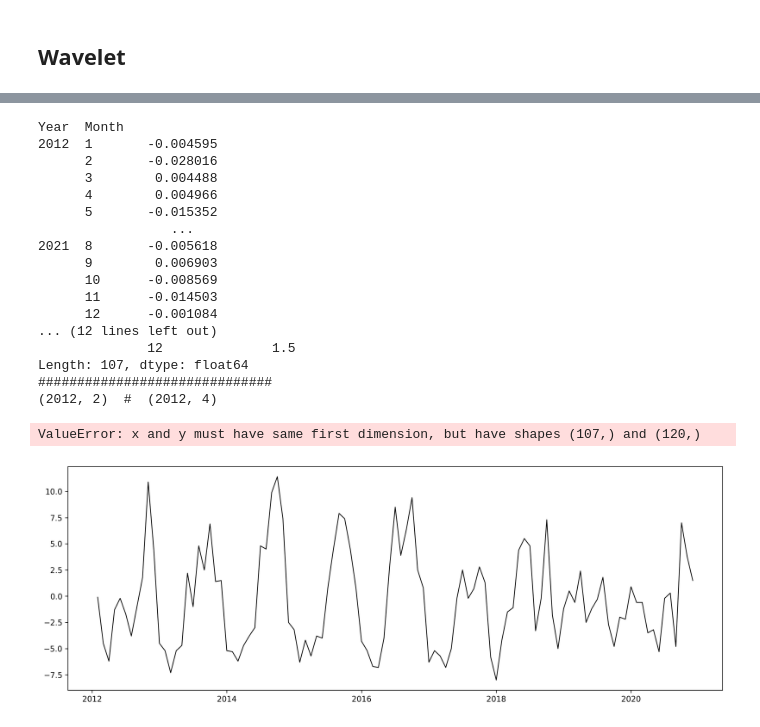
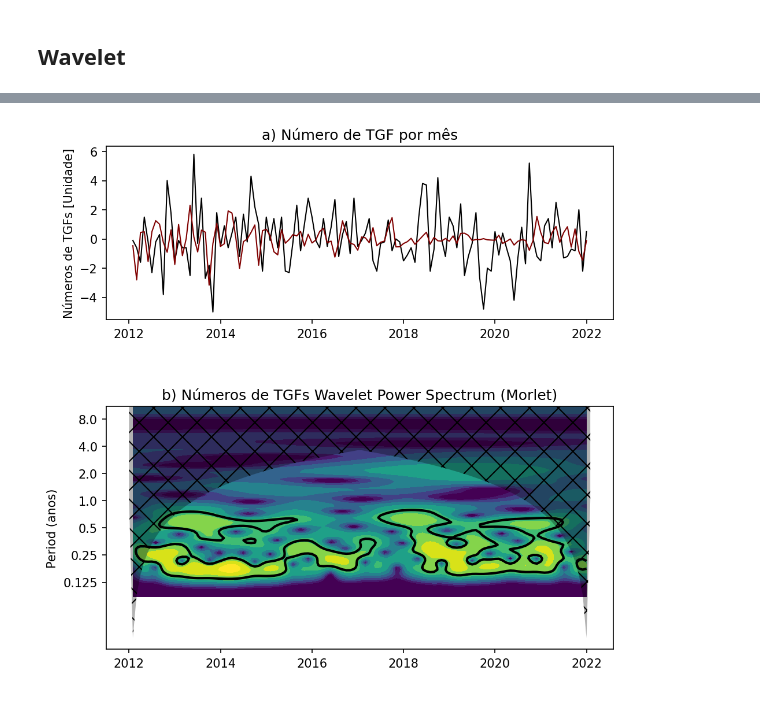
Before and after one commit to morganzera/TGF, a Jupyter notebook: Pibic_pt2/Contagem.ipynb, the cells around one changed output, grey strips where cells are left out. Drawn from its saved outputs; the diff is of its cells as text; code cells hidden in the pictures.

Commit message:
finalizado.

```diff
--- a/Pibic_pt2/Contagem.ipynb
+++ b/Pibic_pt2/Contagem.ipynb
@@ -109,6 +123,15 @@ tabelinha.plot(fontsize=12, figsize=(10, 5), title='Série de eventos', xlabel='
 ### Formatando indice do contagem Sunspot
 # %%
 sp_filtrado = pd.read_excel('sp_filtrado.xlsx')
+print(sp_filtrado)
+########## Caso queira aumentar a amplitude para enxergar melhor no final ##########
+for i in range(len(sp_filtrado)):
+    a = sp_filtrado['Numero de sp medio sem a freq de 11 anos'][i]
+    sp_filtrado['Numero de sp medio sem a freq de 11 anos'][i] = a*(10**2)
+
+print(sp_filtrado)
+
+#####################################################################################
 sp = sp_filtrado['Numero de sp medio sem a freq de 11 anos']
 indice_sp = sp_filtrado['Month in fraction of year']
 iSP_Formatado = []
@@ -127,5 +150,4 @@ for i in sp:
 # Arrumando os dados numa tabela certinha:
 sp_pronto = pd.DataFrame(dados_sp, index=iSP_Formatado, columns=['Numero de sp medio'])
 dadosSP = sp_pronto['Numero de sp medio']
-print(sp_pronto)
 # %% [output]
@@ -355,35 +380,36 @@ print(fev_std)
 # %%
+# Troquei o cont.index por indice_refeito
 contNormalizada = []
-for i in range(len(cont.index)):
+for i in range(len(indice_refeito)):
     mes_Normalizado = 0.0
-    if cont.index[i][1] == 1:
+    if indice_refeito[i][1] == 1:
         mes_Normalizado = (a[i] - jan_avg)/jan_std
-    elif cont.index[i][1] == 2:
+    elif indice_refeito[i][1] == 2:
         mes_Normalizado = (a[i] - fev_avg)/fev_std
-    elif cont.index[i][1] == 3:
+    elif indice_refeito[i][1] == 3:
         mes_Normalizado = (a[i] - mar_avg)/mar_std
-    elif cont.index[i][1] == 4:
+    elif indice_refeito[i][1] == 4:
         mes_Normalizado = (a[i] - abr_avg)/abr_std
-    elif cont.index[i][1] == 5:
+    elif indice_refeito[i][1] == 5:
         mes_Normalizado = (a[i] - mai_avg)/mai_std
-    elif cont.index[i][1] == 6:
+    elif indice_refeito[i][1] == 6:
         mes_Normalizado = (a[i] - jun_avg)/jun_std
-    elif cont.index[i][1] == 7:
+    elif indice_refeito[i][1] == 7:
         mes_Normalizado = (a[i] - jul_avg)/jul_std
-    elif cont.index[i][1] == 8:
+    elif indice_refeito[i][1] == 8:
         mes_Normalizado = (a[i] - ago_avg)/ago_std
-    elif cont.index[i][1] == 9:
+    elif indice_refeito[i][1] == 9:
         mes_Normalizado = (a[i] - set_avg)/set_std
-    elif cont.index[i][1] == 10:
+    elif indice_refeito[i][1] == 10:
         mes_Normalizado = (a[i] - out_avg)/out_std
-    elif cont.index[i][1] == 11:
+    elif indice_refeito[i][1] == 11:
         mes_Normalizado = (a[i] - nov_avg)/nov_std
     else:
         mes_Normalizado = (a[i] - dez_avg)/dez_std
     # contAvgNormalizado.append(round(mes_Normalizado))
     contNormalizada.append(mes_Normalizado)
 
-dadosNormalizados = pd.Series(data=contNormalizada, index=cont.index)
+dadosNormalizados = pd.Series(data=contNormalizada, index=indice_refeito)
 dadosNormalizados.plot(fontsize=12, figsize=(10, 5), title='Série de anomalias', xlabel='Data (Ano, mês)', ylabel='Contagem de anomalias')
 # %% [output]
 <AxesSubplot:title={'center':'Série de anomalias'}, xlabel='Data (Ano, mês)', ylabel='Contagem de anomalias'>
@@ -461,68 +486,41 @@ signif, fft_theor = wavelet.significance(1.0, dt, scales, 0, alpha,
                                          wavelet=mother)
 sig95 = np.ones([1, N]) * signif[:, None]
 sig95 = power / sig95
-# %%
-# Verificando qtde de dados
-print(dadosSP)
-print(anomalia)
-print("##############################")
-for i in range(2):
-    if dadosSP.index[i] != anomalia.index[i]:
-        print(dadosSP.index[i], " # ", anomalia.index[i])
-# %% [output]
-Year  Month
-2012  1       -0.004595
-      2       -0.028016
-      3        0.004488
-      4        0.004966
-      5       -0.015352
-                 ...
-2021  8       -0.005618
-      9        0.006903
-      10      -0.008569
-      11      -0.014503
-      12      -0.001084
-... (12 lines left out)
-              12              1.5
-Length: 107, dtype: float64
-##############################
-(2012, 2)  #  (2012, 4)
 # %%
 #figure
 pyplot.close('all')
 pyplot.ioff()
-figprops = dict(figsize=(18, 20), dpi=300)
+figprops = dict(figsize=(9, 10), dpi=150)
 fig = pyplot.figure(**figprops)
 
 #original timeseries
 ax = pyplot.axes([0.1, 0.75, 0.65, 0.2])
-ax.plot(t, anomalia.values, 'k', linewidth=1.)
-ax.plot(t, dadosSP, '-', linewidth=1, color=[0.5, 0.5, 0.5])
+ax.plot(t, anomalia.values, 'k', linewidth=1.,)
+ax.plot(t, dadosSP, '-', linewidth=1, color=[0.5, 0, 0])
 ax.set_title('a) {}'.format(title))
 ax.set_ylabel(r'{} [{}]'.format(label, units))
 
 #normalized wavelet power spectrum
 bx = pyplot.axes([0.1, 0.37, 0.65, 0.28], sharex=ax)
 levels = [0.0625, 0.125, 0.25, 0.5, 1, 2, 4, 8, 16]
 bx.contourf(t, np.log2(period), np.log2(power), np.log2(levels),
             extend='both', cmap=pyplot.cm.viridis)
 extent = [t.min(), t.max(), 0, max(period)]
 bx.contour(t, np.log2(period), sig95, [-99, 1], colors='k', linewidths=2,
            extent=extent)
 bx.fill(np.concatenate([t, t[-1:] + dt, t[-1:] + dt,
                            t[:1] - dt, t[:1] - dt]),
         np.concatenate([np.log2(coi), [1e-9], np.log2(period[-1:]),
                            np.log2(period[-1:]), [1e-9]]),
         'k', alpha=0.3, hatch='x')
 bx.set_title('b) {} Wavelet Power Spectrum ({})'.format(label, mother.name))
 bx.set_ylabel('Period (anos)')
 Yticks = 2 ** np.arange(np.ceil(np.log2(period.min())),
                            np.ceil(np.log2(period.max())))
 bx.set_yticks(np.log2(Yticks))
 bx.set_yticklabels(Yticks)
 
 
 pyplot.show()
 # %% [output]
-ValueError: x and y must have same first dimension, but have shapes (107,) and (120,)
-[figure, old version]
+[figure, new version]
```
Also changed, not shown: parts of 10 cells of this notebook, 1 other file.
